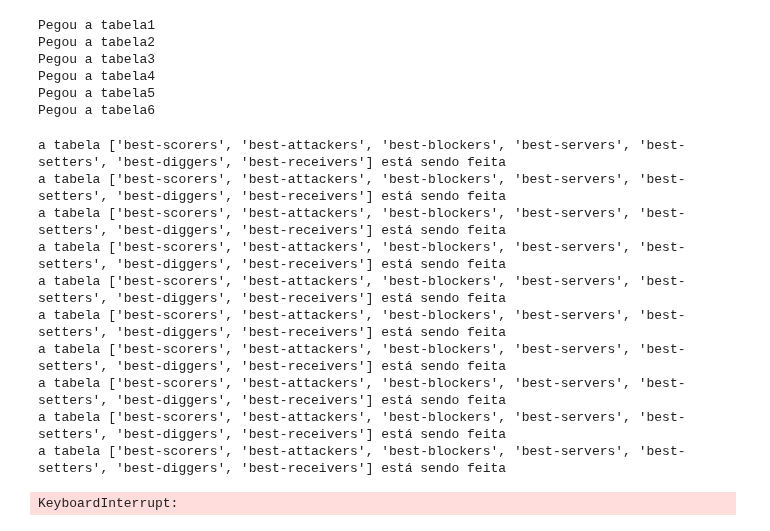
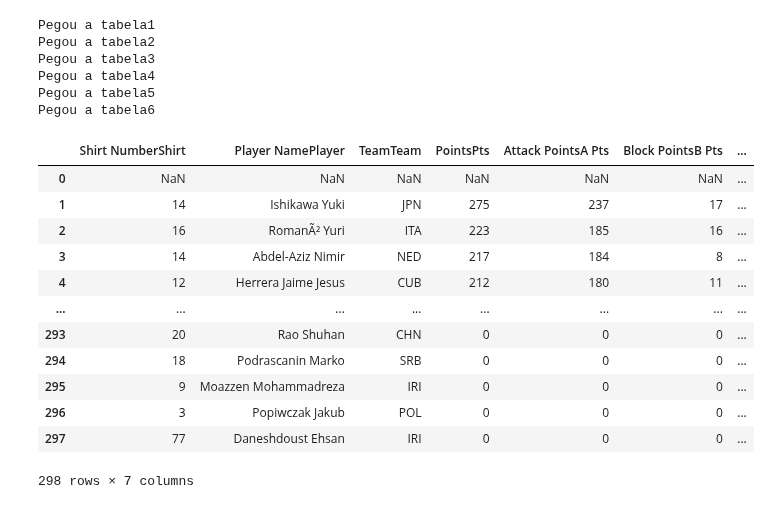
Before and after one commit to estevaocardoso/projetos-estevao, a Jupyter notebook: VOLLEYBALL/MEN'S VNL 2023.ipynb, the cells around one changed output. Saved outputs shown, nothing was run; the diff lists cells and outputs as text; code cells hidden in the pictures.

```diff
--- a/VOLLEYBALL/MEN'S VNL 2023.ipynb
+++ b/VOLLEYBALL/MEN'S VNL 2023.ipynb
@@ -40,6 +48,6 @@ headers
 # %%
+headers = [th.get_text() for th in soup.find_all('th')]
 rows = [tr for tr in soup.find_all('tr')]
 data = [[cells.get_text(strip=True) for cells in row.find_all('td')] for row in rows]
 table = [dict(zip(headers, row)) for row in data]
-df = pd.DataFrame(table)
-df.to_json("VNL_MEN_2023.json")
+table
@@ -46,14 +72,3 @@ df.to_json("VNL_MEN_2023.json")
 # %%
 import requests
 from bs4 import BeautifulSoup
-# %%
-import requests
-
-url = "https://en.volleyballworld.com/volleyball/competitions/volleyball-nations-league/2023/statistics/men/best-scorers/"
-
-payload = {}
-headers =
-
-response = requests.request("GET", url, headers=headers, data=payload)
-
-print(response.text)
@@ -86,7 +103,7 @@ class VNL:
 
     def links_vnl(self, url):
         tb = 0
-        url_tables = []
+        url_tables = {}
         url_base = 'https://en.volleyballworld.com'
 
         while True:
@@ -100,6 +117,7 @@ class VNL:
             url_tables = source_pg.find_all('ul', attrs={'class': 'd3-o-nav__list d3-o-list d3-o-nav__list--squared'})[0].find_all('a')
             url_tables = [url_base + i.get('href') for i in url_tables]
 
+
             if tb >=6:
                 break
             #url_tables = [url_base + i for i in url_tables]
@@ -107,20 +125,20 @@ class VNL:
 
     def vnl_tables(self, url):
 
-        while True:
+
             items = ['best-scorers', 'best-attackers','best-blockers', 'best-servers', 'best-setters', 'best-diggers', 'best-receivers']
             content_pg = self.requests_vnl(url)
             source_pg = BeautifulSoup(content_pg, 'lxml')
-            tables = {}
-            try:
-                tables['headers'] = [th.text for th in source_pg.find_all('th')]
 
 
-            except:
-                print('***erro em', url)
-            self.all_tables.append(tables)
-            break
-            print(f'a tabela {items} está sendo feita')
+            headers = [th.get_text() for th in source_pg.find_all('th')]
+            rows = [tr for tr in source_pg.find_all('tr')]
+            data = [[cells.get_text(strip=True) for cells in row.find_all('td')] for row in rows]
+            table = [dict(zip(headers, row)) for row in data]
+
+            self.all_tables.extend(table)
+            #print(f'a tabela está feita')
+            return self.all_tables
 # %%
 vnl = VNL()
 # %%
@@ -137,14 +153,18 @@ con = [vnl.requests_vnl(i) for i in res]
 # %%
-vnl.vnl_tables(res[0])
+dt = vnl.vnl_tables(res[0])
+
+pd.DataFrame(dt)
 # %% [output]
+|  | Shirt NumberShirt | Player NamePlayer | TeamTeam | PointsPts | Attack PointsA Pts | Block PointsB Pts | ... |
+| 0 | NaN | NaN | NaN | NaN | NaN | NaN | ... |
+| 1 | 14 | Ishikawa Yuki | JPN | 275 | 237 | 17 | ... |
+| 2 | 16 | RomanÃ² Yuri | ITA | 223 | 185 | 16 | ... |
+| 3 | 14 | Abdel-Aziz Nimir | NED | 217 | 184 | 8 | ... |
+| 4 | 12 | Herrera Jaime Jesus | CUB | 212 | 180 | 11 | ... |
+| ... | ... | ... | ... | ... | ... | ... | ... |
+| 293 | 20 | Rao Shuhan | CHN | 0 | 0 | 0 | ... |
+| 294 | 18 | Podrascanin Marko | SRB | 0 | 0 | 0 | ... |
+| 295 | 9 | Moazzen Mohammadreza | IRI | 0 | 0 | 0 | ... |
+| 296 | 3 | Popiwczak Jakub | POL | 0 | 0 | 0 | ... |
+| 297 | 77 | Daneshdoust Ehsan | IRI | 0 | 0 | 0 | ... |
-a tabela ['best-scorers', 'best-attackers', 'best-blockers', 'best-servers', 'best-setters', 'best-diggers', 'best-receivers'] está sendo feita
-a tabela ['best-scorers', 'best-attackers', 'best-blockers', 'best-servers', 'best-setters', 'best-diggers', 'best-receivers'] está sendo feita
-a tabela ['best-scorers', 'best-attackers', 'best-blockers', 'best-servers', 'best-setters', 'best-diggers', 'best-receivers'] está sendo feita
-a tabela ['best-scorers', 'best-attackers', 'best-blockers', 'best-servers', 'best-setters', 'best-diggers', 'best-receivers'] está sendo feita
-a tabela ['best-scorers', 'best-attackers', 'best-blockers', 'best-servers', 'best-setters', 'best-diggers', 'best-receivers'] está sendo feita
-a tabela ['best-scorers', 'best-attackers', 'best-blockers', 'best-servers', 'best-setters', 'best-diggers', 'best-receivers'] está sendo feita
-a tabela ['best-scorers', 'best-attackers', 'best-blockers', 'best-servers', 'best-setters', 'best-diggers', 'best-receivers'] está sendo feita
-a tabela ['best-scorers', 'best-attackers', 'best-blockers', 'best-servers', 'best-setters', 'best-diggers', 'best-receivers'] está sendo feita
-a tabela ['best-scorers', 'best-attackers', 'best-blockers', 'best-servers', 'best-setters', 'best-diggers', 'best-receivers'] está sendo feita
-a tabela ['best-scorers', 'best-attackers', 'best-blockers', 'best-servers', 'best-setters', 'best-diggers', 'best-receivers'] está sendo feita
+298 rows × 7 columns
-KeyboardInterrupt:
```
Also changed, not shown: parts of 6 cells of this notebook, 1 other file.
